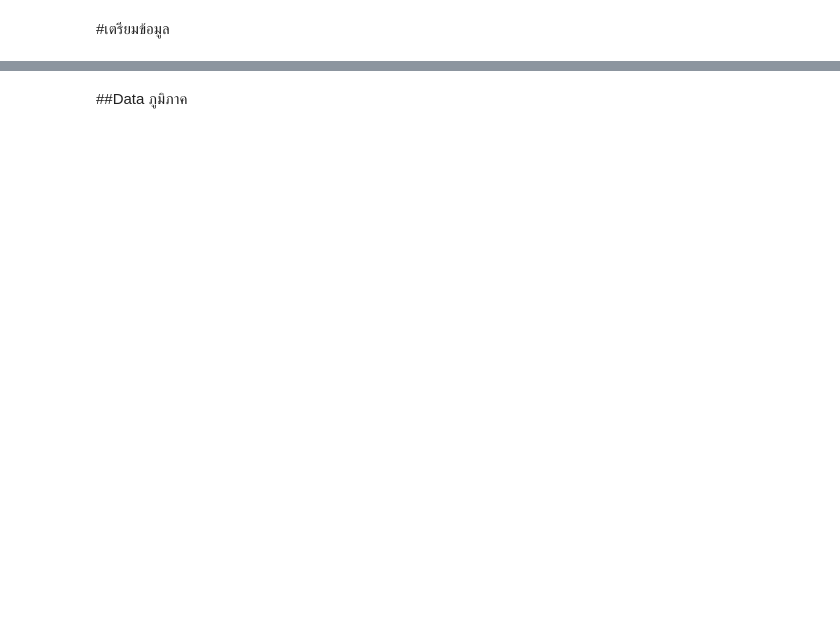
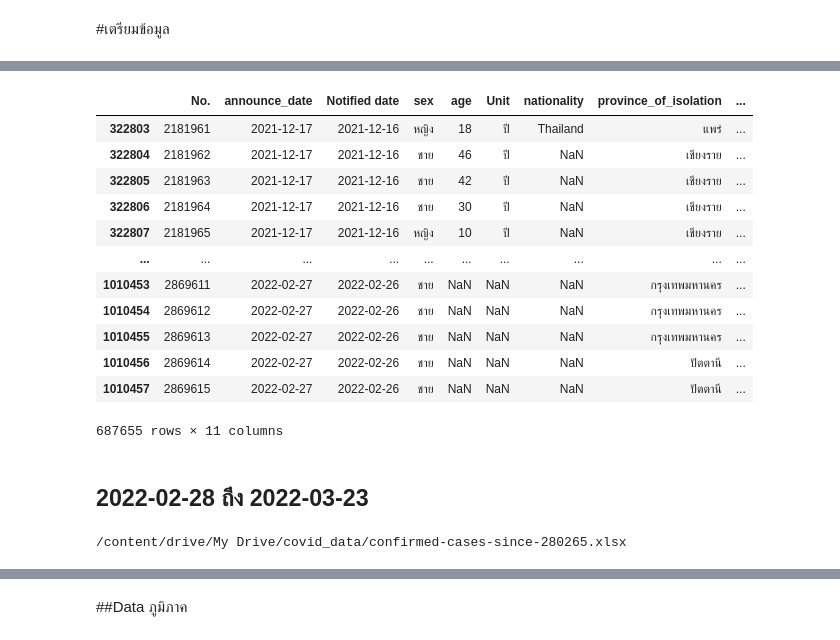
Before and after one commit to suwitchaya17/data_viz_2022, a Jupyter notebook: Untitled8.ipynb, the cells around one changed output, grey strips where cells are left out. Drawn from its saved outputs; the diff is of its cells as text; code cells hidden in the pictures; blank space fills up the shorter version.

```diff
--- a/Untitled8.ipynb
+++ b/Untitled8.ipynb
@@ -21 +57,25 @@ data1
+# %%
+data2_covid = data1_covid.iloc[322803:1010458,:] #เรียกดูตารางใหม่ที่ตัดออกมา จะได้วันที่ 2021-12-17 ถึง 2022-02-27
+data2_covid
+# %% [output]
+|  | No. | announce_date | Notified date | sex | age | Unit | nationality | province_of_isolation | ... |
+| 322803 | 2181961 | 2021-12-17 | 2021-12-16 | หญิง | 18 | ปี | Thailand | แพร่ | ... |
+| 322804 | 2181962 | 2021-12-17 | 2021-12-16 | ชาย | 46 | ปี | NaN | เชียงราย | ... |
+| 322805 | 2181963 | 2021-12-17 | 2021-12-16 | ชาย | 42 | ปี | NaN | เชียงราย | ... |
+| 322806 | 2181964 | 2021-12-17 | 2021-12-16 | ชาย | 30 | ปี | NaN | เชียงราย | ... |
+| 322807 | 2181965 | 2021-12-17 | 2021-12-16 | หญิง | 10 | ปี | NaN | เชียงราย | ... |
+| ... | ... | ... | ... | ... | ... | ... | ... | ... | ... |
+| 1010453 | 2869611 | 2022-02-27 | 2022-02-26 | ชาย | NaN | NaN | NaN | กรุงเทพมหานคร | ... |
+| 1010454 | 2869612 | 2022-02-27 | 2022-02-26 | ชาย | NaN | NaN | NaN | กรุงเทพมหานคร | ... |
+| 1010455 | 2869613 | 2022-02-27 | 2022-02-26 | ชาย | NaN | NaN | NaN | กรุงเทพมหานคร | ... |
+| 1010456 | 2869614 | 2022-02-27 | 2022-02-26 | ชาย | NaN | NaN | NaN | ปัตตานี | ... |
+| 1010457 | 2869615 | 2022-02-27 | 2022-02-26 | ชาย | NaN | NaN | NaN | ปัตตานี | ... |
+687655 rows × 11 columns
+# %% [markdown]
+## 2022-02-28 ถึง 2022-03-23
+# %%
+data3 = os.path.join(path,'confirmed-cases-since-280265.xlsx') #แล้วก็ชี้ไปที่ไฟล์
+print(data3) #เรียกดูตารางของผู้ป่วยโควิด
+# %% [output]
+/content/drive/My Drive/covid_data/confirmed-cases-since-280265.xlsx
 # %%
```
Also changed, not shown: parts of 47 cells of this notebook.
